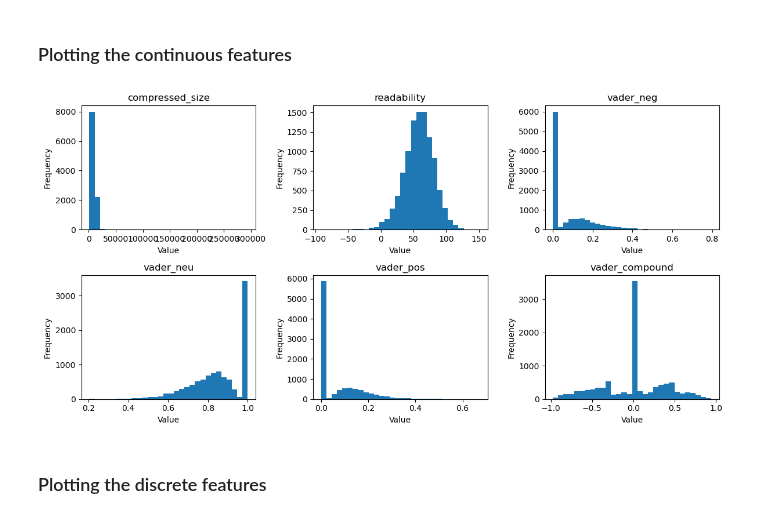
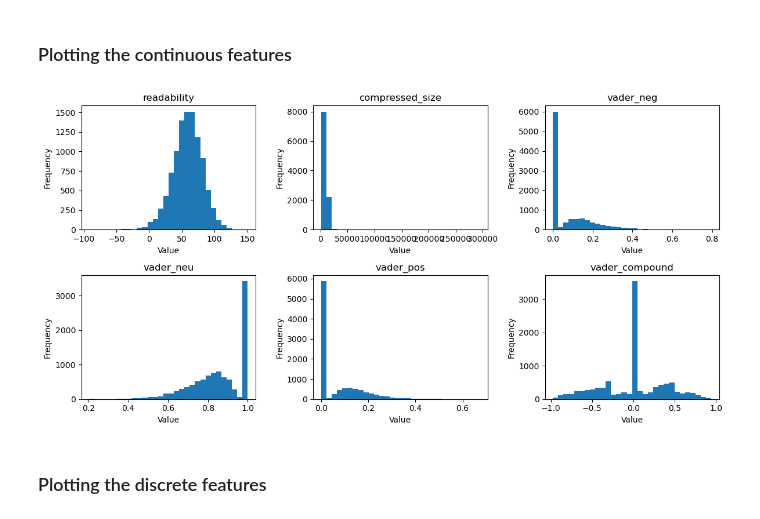
Before and after one commit to BarresHamersS/Fake_News_Classification, a Jupyter notebook: Code/Distributions.ipynb, the cells around one changed output. Drawn from its saved outputs; the diff is of its cells as text; code cells hidden in the pictures.

```diff
--- a/Code/Distributions.ipynb
+++ b/Code/Distributions.ipynb
@@ -31,22 +31,24 @@ We plot the distributions with the matplotlib library; we show two figures, one
 # %% [markdown]
 ### Plotting the continuous features
 # %%
-continuous_features = ['compressed_size', 'readability', 'vader_neg', 'vader_neu', 'vader_pos', 'vader_compound']
+continuous_features = ['readability', 'compressed_size', 'vader_neg', 'vader_neu', 'vader_pos', 'vader_compound']
 
 plt.figure(figsize=(12, 6))
 
 for i, feature in enumerate(continuous_features, start=1):
     plt.subplot(2, 3, i)
     plt.hist(Liar_computed[feature].dropna(), bins=30)
     plt.title(feature)
     plt.xlabel('Value')
     plt.ylabel('Frequency')
 
 plt.tight_layout()
 
+plt.savefig('distributions.svg', format='svg')
+
 plt.show()
 # %% [output]
-[figure, old version]
+[figure, new version]
 # %% [markdown]
 ### Plotting the discrete features
 # %%
```
Also changed, not shown: parts of 1 cell of this notebook, 8 other files.
